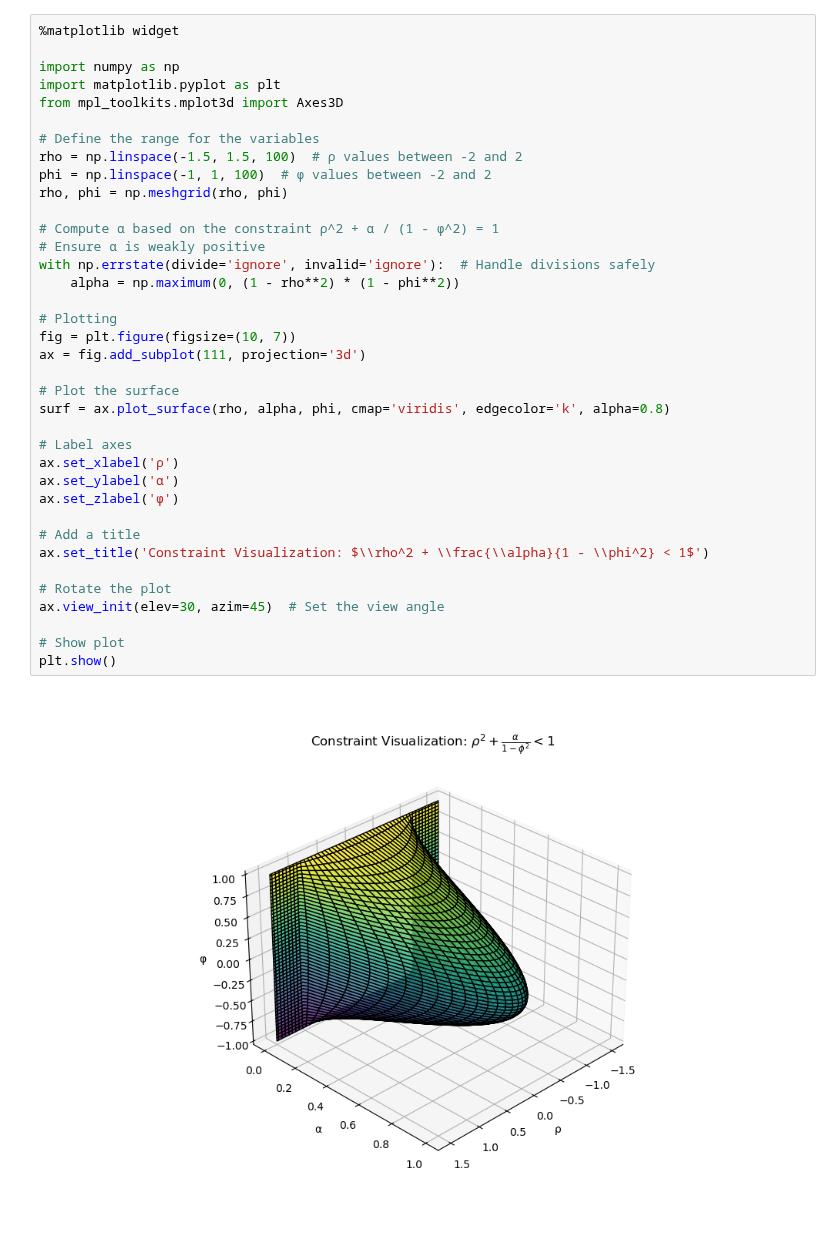
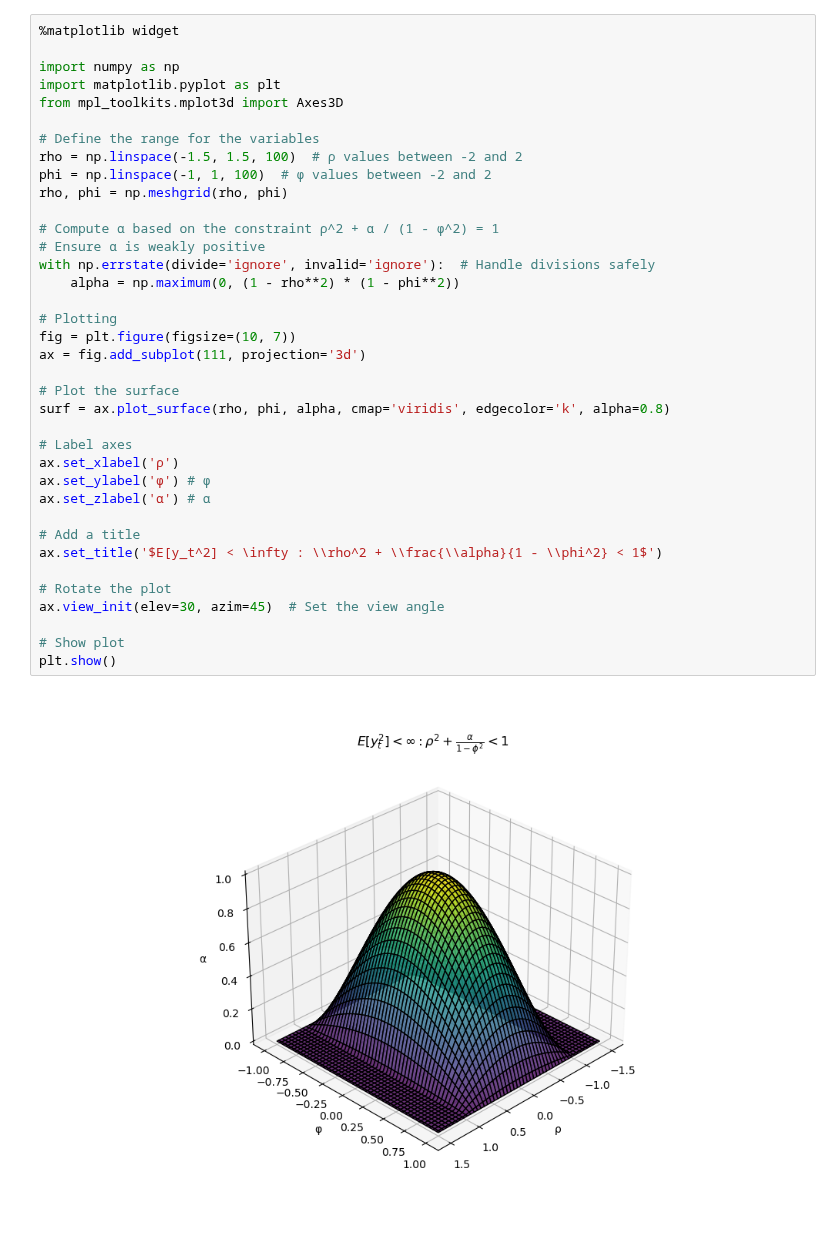
Before and after one commit to peterravn/Seminar-Adv-Finance, a Jupyter notebook: Emil Gøgl/Drift Criterion.ipynb, the cells around one changed output. Cells and saved outputs as stored; diff of their text form.

```diff
--- a/Emil Gøgl/Drift Criterion.ipynb
+++ b/Emil Gøgl/Drift Criterion.ipynb
@@ -68,35 +183,35 @@ import numpy as np
 import matplotlib.pyplot as plt
 from mpl_toolkits.mplot3d import Axes3D
 
 # Define the range for the variables
 rho = np.linspace(-1.5, 1.5, 100)  # ρ values between -2 and 2
 phi = np.linspace(-1, 1, 100)  # φ values between -2 and 2
 rho, phi = np.meshgrid(rho, phi)
 
 # Compute α based on the constraint ρ^2 + α / (1 - φ^2) = 1
 # Ensure α is weakly positive
 with np.errstate(divide='ignore', invalid='ignore'):  # Handle divisions safely
     alpha = np.maximum(0, (1 - rho**2) * (1 - phi**2))
 
 # Plotting
 fig = plt.figure(figsize=(10, 7))
 ax = fig.add_subplot(111, projection='3d')
 
 # Plot the surface
-surf = ax.plot_surface(rho, alpha, phi, cmap='viridis', edgecolor='k', alpha=0.8)
+surf = ax.plot_surface(rho, phi, alpha, cmap='viridis', edgecolor='k', alpha=0.8)
 
 # Label axes
 ax.set_xlabel('ρ')
-ax.set_ylabel('α')
-ax.set_zlabel('φ')
+ax.set_ylabel('φ') # φ
+ax.set_zlabel('α') # α
 
 # Add a title
-ax.set_title('Constraint Visualization: $\\rho^2 + \\frac{\\alpha}{1 - \\phi^2} < 1$')
+ax.set_title('$E[y_t^2] < \infty : \\rho^2 + \\frac{\\alpha}{1 - \\phi^2} < 1$')
 
 # Rotate the plot
 ax.view_init(elev=30, azim=45)  # Set the view angle
 
 # Show plot
 plt.show()
 # %% [output]
-[figure, old version]
+[figure, new version]
```
Also changed, not shown: parts of 5 cells of this notebook, 23 other files.
